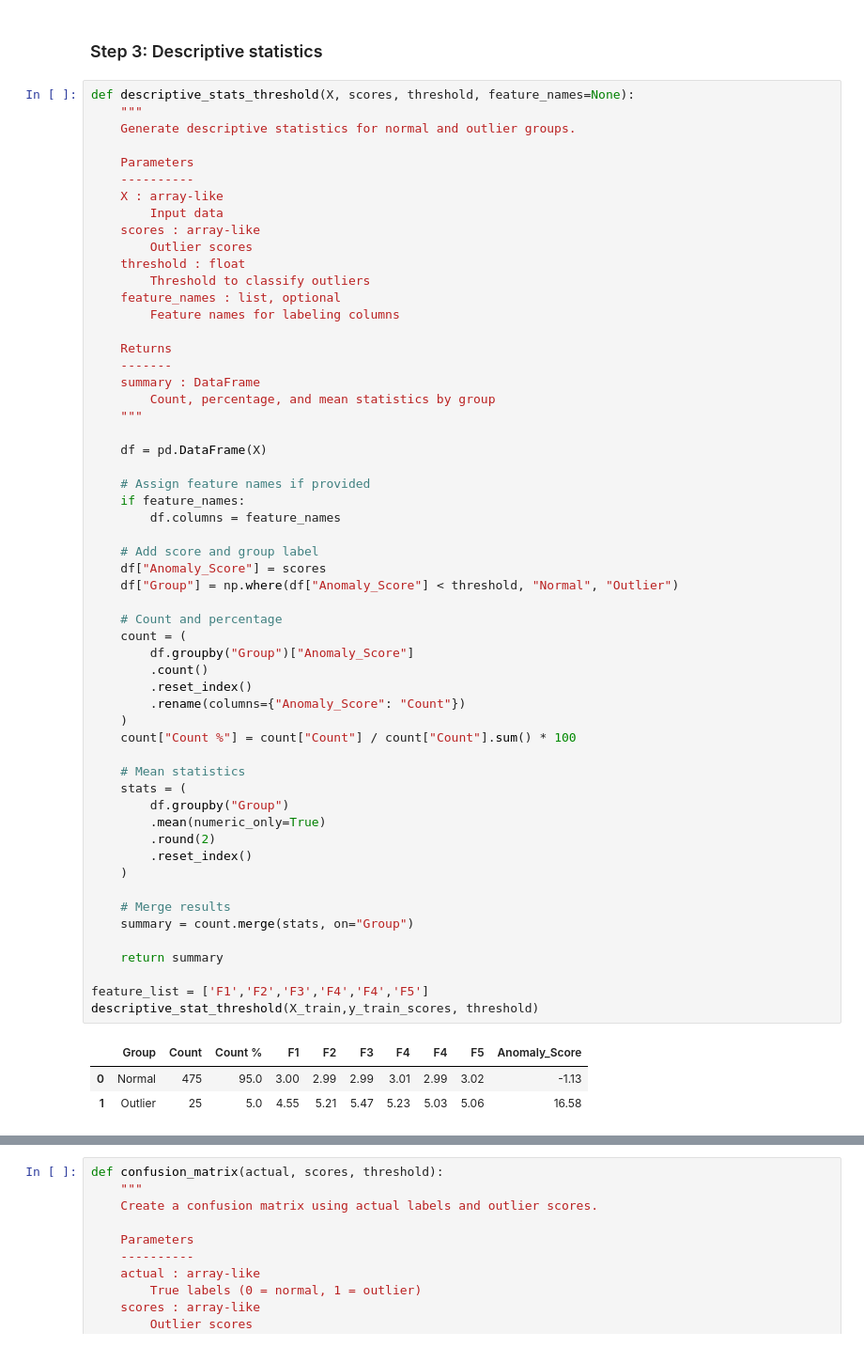
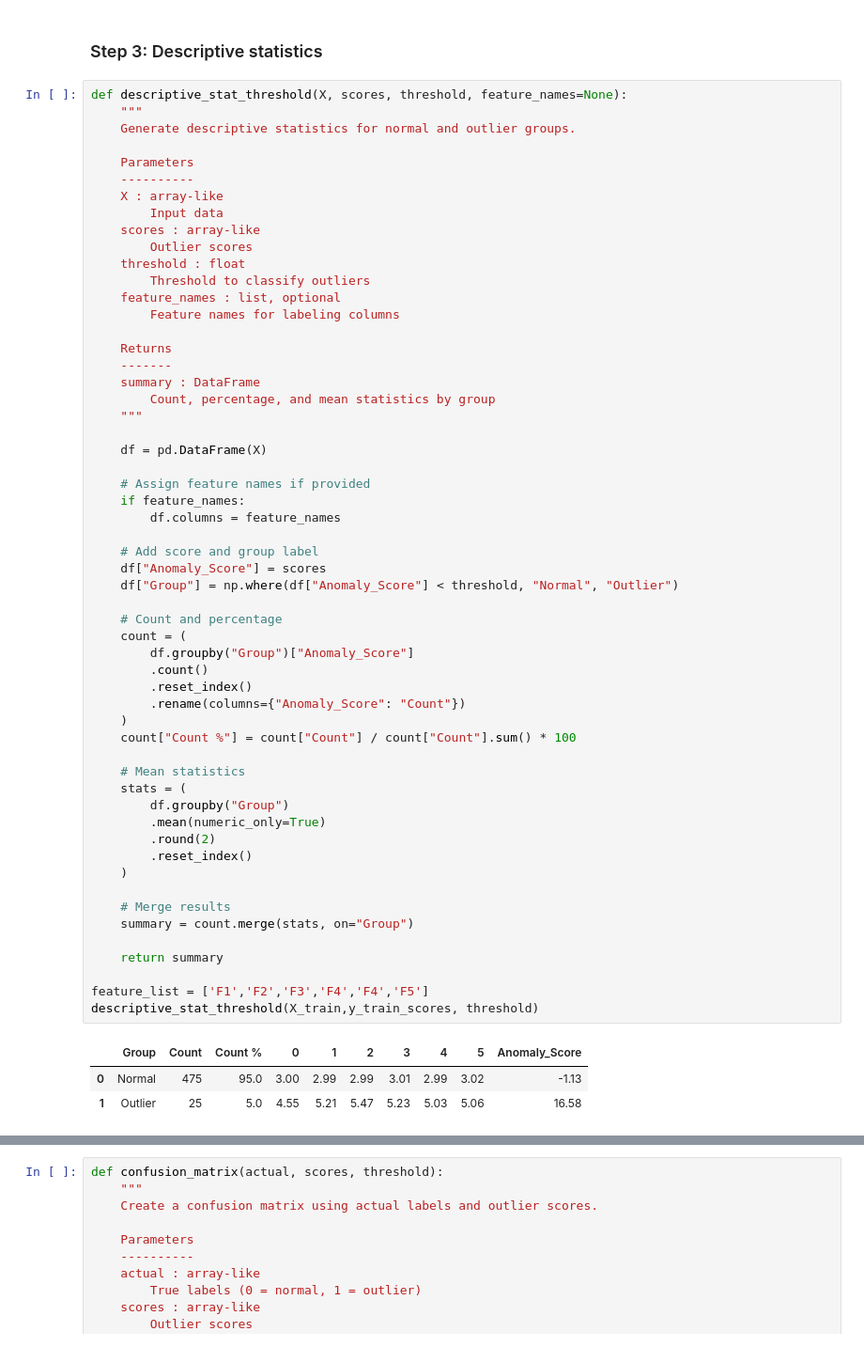
Before and after one commit to dataman-git/agentic_ai_for_anomaly_detection, a Jupyter notebook: 02_HBOS.ipynb, the cells around one changed output, grey strips where cells are left out. Shown at 94% size. Drawn from its saved outputs; the diff is of its cells as text.

```diff
--- a/02_HBOS.ipynb
+++ b/02_HBOS.ipynb
@@ -168,7 +166,7 @@ plot_hist(y_train_scores)
 # %% [markdown]
 ### Step 3: Descriptive statistics
 # %%
-def descriptive_stats_threshold(X, scores, threshold, feature_names=None):
+def descriptive_stat_threshold(X, scores, threshold, feature_names=None):
     """
     Generate descriptive statistics for normal and outlier groups.
 
@@ -197,34 +195,34 @@ def descriptive_stats_threshold(X, scores, threshold, feature_names=None):
 
     # Add score and group label
     df["Anomaly_Score"] = scores
     df["Group"] = np.where(df["Anomaly_Score"] < threshold, "Normal", "Outlier")
 
     # Count and percentage
     count = (
         df.groupby("Group")["Anomaly_Score"]
         .count()
         .reset_index()
         .rename(columns={"Anomaly_Score": "Count"})
     )
     count["Count %"] = count["Count"] / count["Count"].sum() * 100
 
     # Mean statistics
     stats = (
         df.groupby("Group")
         .mean(numeric_only=True)
         .round(2)
         .reset_index()
     )
 
     # Merge results
     summary = count.merge(stats, on="Group")
 
     return summary
 
 feature_list = ['F1','F2','F3','F4','F4','F5']
 descriptive_stat_threshold(X_train,y_train_scores, threshold)
 # %% [output]
-|  | Group | Count | Count % | F1 | F2 | F3 | F4 | F4 | F5 | Anomaly_Score |
+|  | Group | Count | Count % | 0 | 1 | 2 | 3 | 4 | 5 | Anomaly_Score |
 | 0 | Normal | 475 | 95.0 | 3.00 | 2.99 | 2.99 | 3.01 | 2.99 | 3.02 | -1.13 |
 | 1 | Outlier | 25 | 5.0 | 4.55 | 5.21 | 5.47 | 5.23 | 5.03 | 5.06 | 16.58 |
 # %%
```
Also changed, not shown: parts of 4 cells of this notebook.
